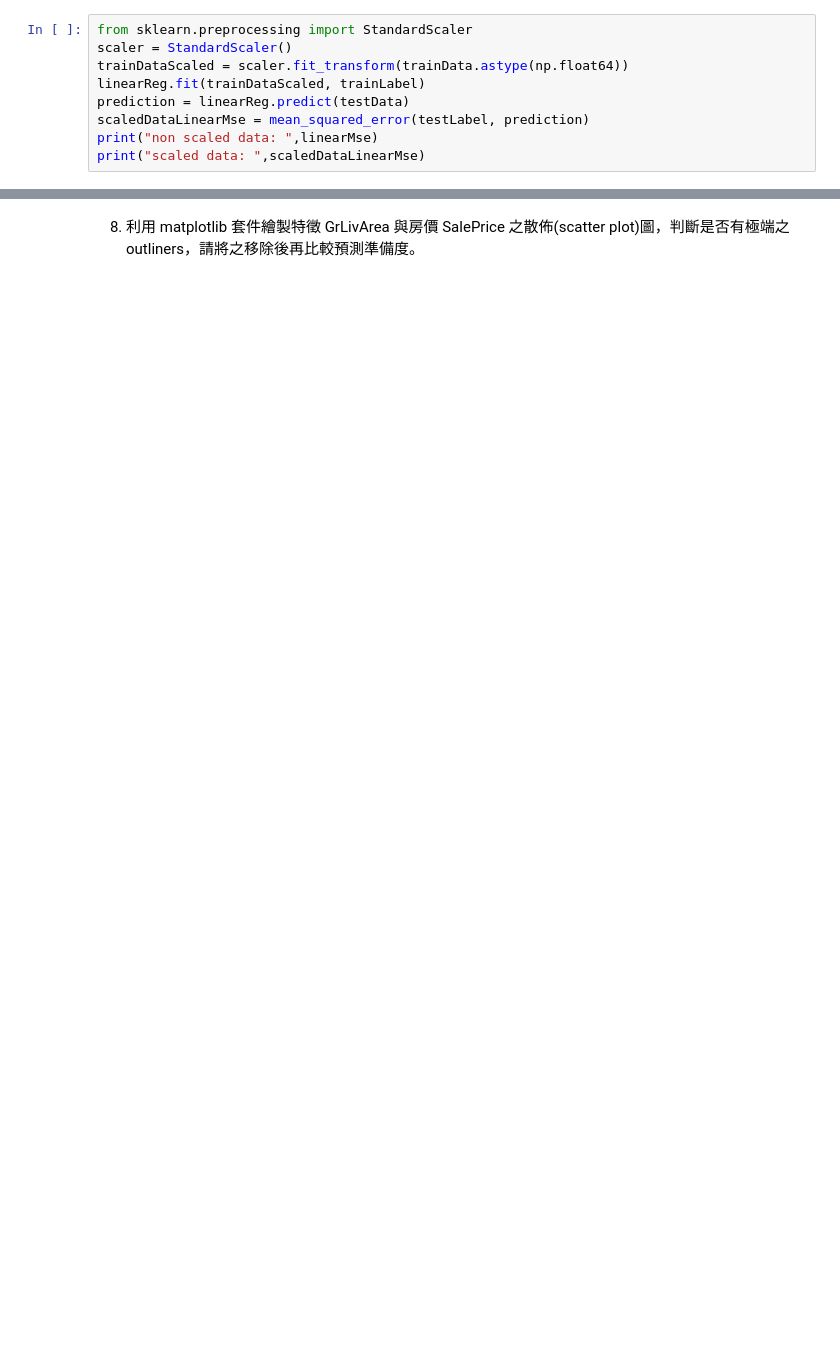
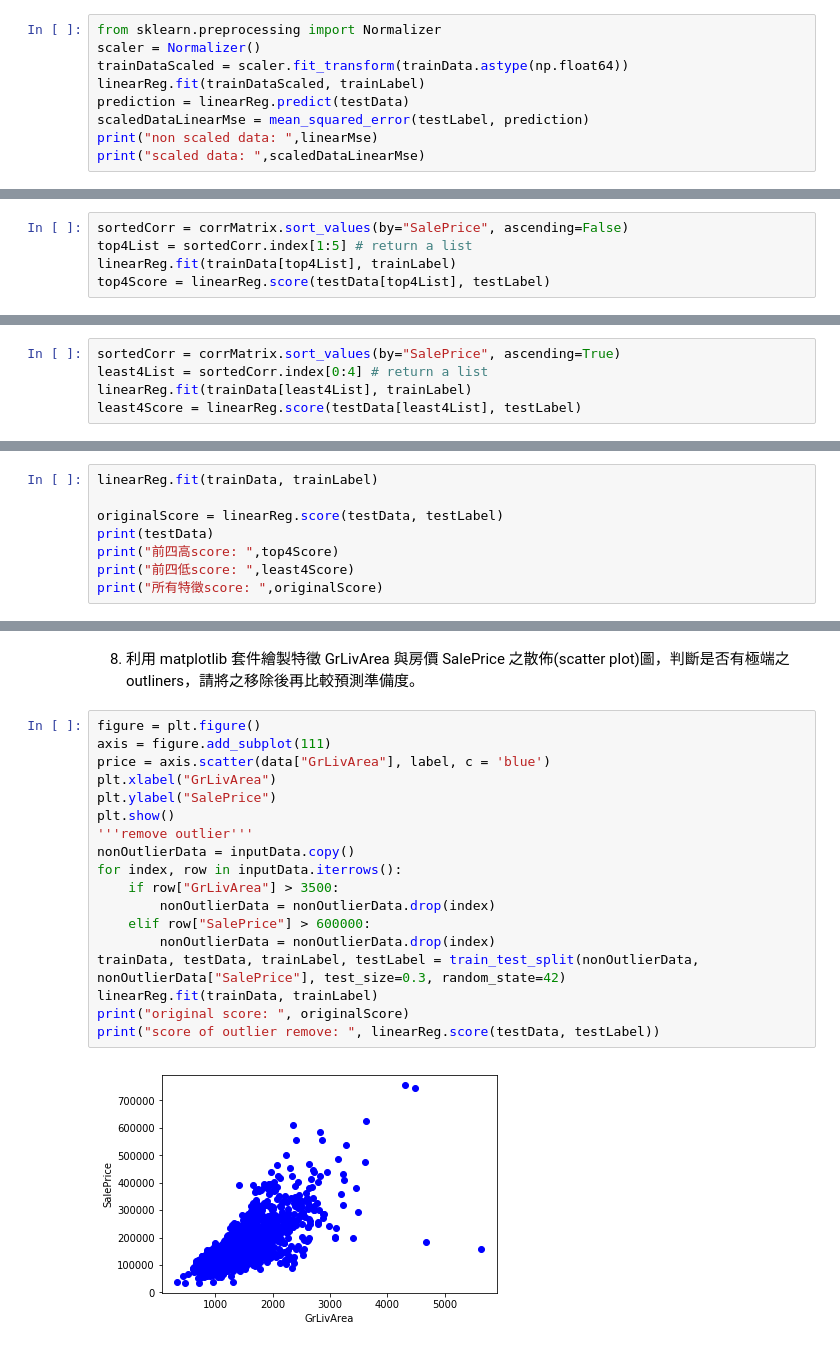
Before and after one commit to Yao-Wen-Chang/ML_Course_HW, a Jupyter notebook: ML_HW4.ipynb, the cells around one changed output, grey strips where cells are left out. Saved outputs shown, nothing was run; the diff lists cells and outputs as text; blank space fills up the shorter version.

```diff
--- a/ML_HW4.ipynb
+++ b/ML_HW4.ipynb
@@ -91,8 +79,8 @@ plt.show()
 # %% [markdown]
 6. 比較將特徵值進行標準化前處理後之預測準確度
 # %%
-from sklearn.preprocessing import StandardScaler
-scaler = StandardScaler()
+from sklearn.preprocessing import Normalizer
+scaler = Normalizer()
 trainDataScaled = scaler.fit_transform(trainData.astype(np.float64))
 linearReg.fit(trainDataScaled, trainLabel)
 prediction = linearReg.predict(testData)
@@ -140,0 +125,5 @@ print(sortedCorr)
+# %%
+sortedCorr = corrMatrix.sort_values(by="SalePrice", ascending=False)
+top4List = sortedCorr.index[1:5] # return a list
+linearReg.fit(trainData[top4List], trainLabel)
+top4Score = linearReg.score(testData[top4List], testLabel)
@@ -141,5 +148,18 @@ print(sortedCorr)
 # %% [markdown]
 僅使用與房價最相關的前四低係數之特徵進行預測
+# %%
+sortedCorr = corrMatrix.sort_values(by="SalePrice", ascending=True)
+least4List = sortedCorr.index[0:4] # return a list
+linearReg.fit(trainData[least4List], trainLabel)
+least4Score = linearReg.score(testData[least4List], testLabel)
 # %% [markdown]
 比較使用前四高、前四低及所有特徵三種狀況所得到預測準
 確度的差異
+# %%
+linearReg.fit(trainData, trainLabel)
+
+originalScore = linearReg.score(testData, testLabel)
+print(testData)
+print("前四高score: ",top4Score)
+print("前四低score: ",least4Score)
+print("所有特徵score: ",originalScore)
@@ -146,2 +184,22 @@ print(sortedCorr)
 # %% [markdown]
 8. 利用 matplotlib 套件繪製特徵 GrLivArea 與房價 SalePrice 之散佈(scatter plot)圖，判斷是否有極端之 outliners，請將之移除後再比較預測準備度。
+# %%
+figure = plt.figure()
+axis = figure.add_subplot(111)
+price = axis.scatter(data["GrLivArea"], label, c = 'blue')
+plt.xlabel("GrLivArea")
+plt.ylabel("SalePrice")
+plt.show()
+'''remove outlier'''
+nonOutlierData = inputData.copy()
+for index, row in inputData.iterrows():
+    if row["GrLivArea"] > 3500:
+        nonOutlierData = nonOutlierData.drop(index)
+    elif row["SalePrice"] > 600000:
+        nonOutlierData = nonOutlierData.drop(index)
+trainData, testData, trainLabel, testLabel = train_test_split(nonOutlierData, nonOutlierData["SalePrice"], test_size=0.3, random_state=42)
+linearReg.fit(trainData, trainLabel)
+print("original score: ", originalScore)
+print("score of outlier remove: ", linearReg.score(testData, testLabel))
+# %% [output]
+[figure, added]
```
Also changed, not shown: parts of 9 cells of this notebook.
